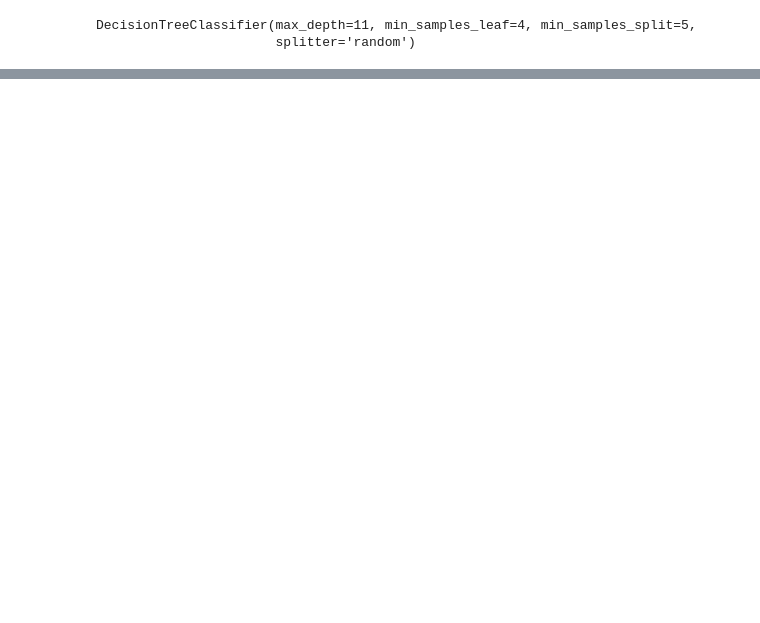
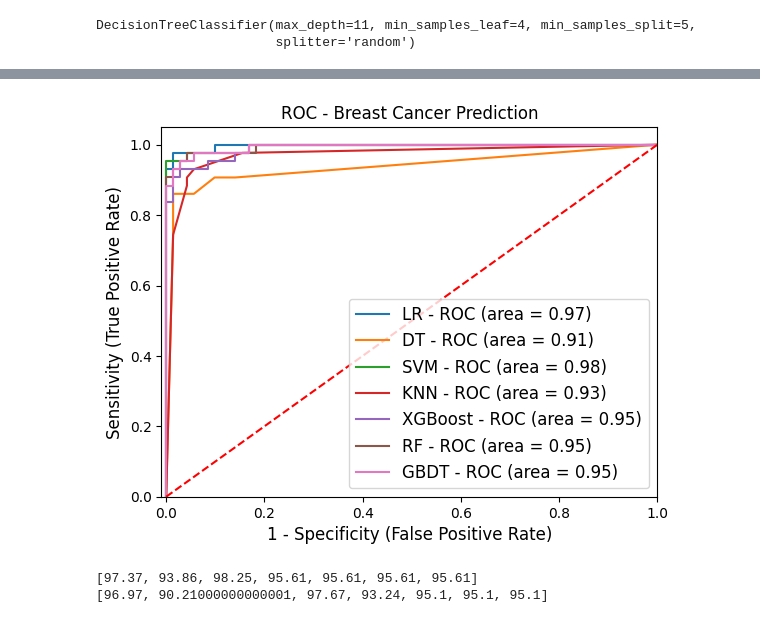
Before and after one commit to samirhusen/breast-cancer-classification, a Jupyter notebook: model.ipynb, the cells around one changed output, grey strips where cells are left out. Cells and saved outputs as stored; diff of their text form; code cells hidden in the pictures; blank space fills up the shorter version.

```diff
--- a/model.ipynb
+++ b/model.ipynb
@@ -498,0 +501,5 @@ weighted avg       0.96      0.96      0.96       114
+# %%
+from sklearn.ensemble import RandomForestClassifier
+
+rand_clf = RandomForestClassifier(criterion = 'entropy', max_depth = 10, max_features = 0.5, min_samples_leaf = 2, min_samples_split = 3, n_estimators = 130)
+rand_clf.fit(X_train, y_train)
@@ -498,0 +548,13 @@ weighted avg       0.96      0.96      0.96       114
+# %%
+from sklearn.ensemble import GradientBoostingClassifier
+
+gbc = GradientBoostingClassifier()
+
+parameters = {
+    'loss': ['deviance', 'exponential'],
+    'learning_rate': [0.001, 0.1],
+    'n_estimators': [100, 150, 180]
+}
+
+grid_search_gbc = GridSearchCV(gbc, parameters, cv = 2, n_jobs = -5, verbose = 1)
+grid_search_gbc.fit(X_train, y_train)
@@ -498,0 +576,3 @@ weighted avg       0.96      0.96      0.96       114
+# %%
+gbc = GradientBoostingClassifier(learning_rate = 0.1, loss = 'exponential', n_estimators = 180)
+gbc.fit(X_train, y_train)
@@ -498,0 +617,6 @@ weighted avg       0.96      0.96      0.96       114
+# %%
+from xgboost import XGBClassifier
+
+xgb = XGBClassifier(objective = 'binary:logistic', learning_rate = 0.01, max_depth = 5, n_estimators = 180)
+
+xgb.fit(X_train, y_train)
@@ -498,0 +724,20 @@ weighted avg       0.96      0.96      0.96       114
+# %%
+for clf in classifiers:
+    estimator = clf['model']
+    estimator.fit(X_train, y_train)
+    predictions = estimator.predict(X_test)
+    fpr, tpr, thresh = metrics.roc_curve(y_test, estimator.predict_proba(X_test)[:,1])
+    auc_score = metrics.roc_auc_score(y_test, estimator.predict(X_test))
+    plt.plot(fpr, tpr, label='%s - ROC (area = %0.2f)' % (clf['label'], auc_score))
+
+plt.plot([0, 1], [0, 1],'r--')
+plt.xlim([-0.01, 1.0])
+plt.ylim([0.0, 1.05])
+plt.xlabel('1 - Specificity (False Positive Rate)', fontsize=12)
+plt.ylabel('Sensitivity (True Positive Rate)', fontsize=12)
+plt.title('ROC - Breast Cancer Prediction', fontsize=12)
+plt.legend(loc="lower right", fontsize=12)
+plt.savefig("roc_breast_cancer.jpeg", format='jpeg', dpi=400, bbox_inches='tight')
+plt.show()
+# %% [output]
+[figure, added]
@@ -498,0 +778,19 @@ weighted avg       0.96      0.96      0.96       114
+# %%
+roc_scores = []
+accuracy_scores = [100*round(accuracy_test_log,4), 100*round(accuracy_test_knn,4), 100*round(accuracy_test_svc,4), 100*round(accuracy_test_dtc,4), 100*round(accuracy_test_clf,4),
+              100*round(accuracy_test_gbc,4), 100*round(accuracy_test_xgb,4)]
+
+for clf in models:
+    estimator = clf['model']
+    estimator.fit(X_train, y_train)
+    predictions = estimator.predict(X_test)
+    fpr, tpr, thresh = metrics.roc_curve(y_test, estimator.predict_proba(X_test)[:,1])
+    auc_score = metrics.roc_auc_score(y_test, estimator.predict(X_test))
+    auc_score = 100*round(auc_score,4)
+    roc_scores.append(auc_score)
+
+print(accuracy_scores)
+print(roc_scores)
+# %% [output]
+[97.37, 93.86, 98.25, 95.61, 95.61, 95.61, 95.61]
+[96.97, 90.21000000000001, 97.67, 93.24, 95.1, 95.1, 95.1]
```
Also changed, not shown: parts of 22 cells of this notebook, 2 other files.
